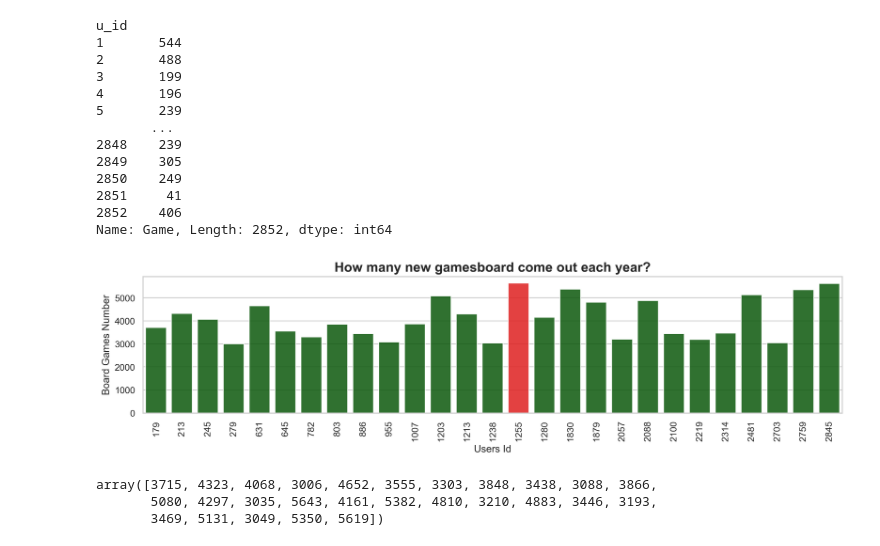
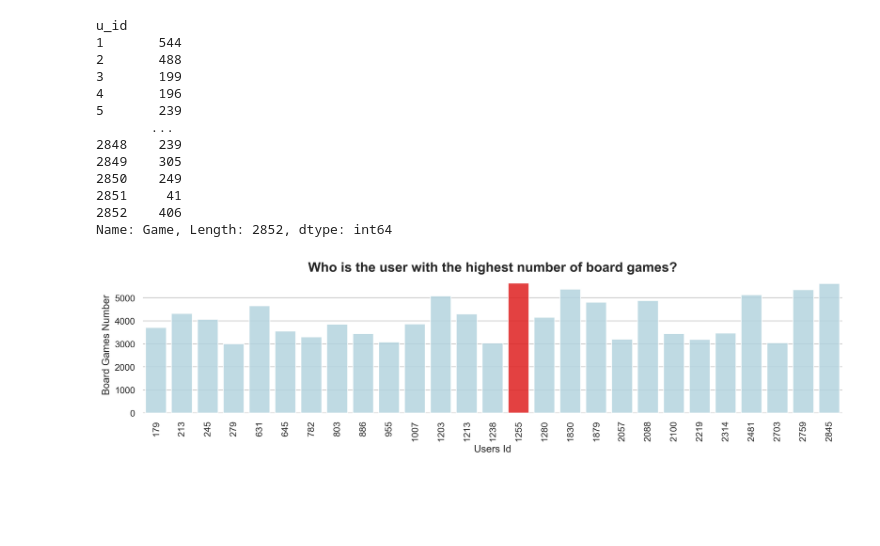
Before and after one commit to LourdesRodriguez/recommender_system, a Jupyter notebook: 2_Data_Understanding.ipynb, the cells around one changed output. Drawn from its saved outputs; the diff is of its cells as text; code cells hidden in the pictures; blank space fills up the shorter version.

```diff
--- a/2_Data_Understanding.ipynb
+++ b/2_Data_Understanding.ipynb
@@ -690,28 +690,21 @@ Name: Game, Length: 2852, dtype: int64
 # %%
 yy= list(user_count[user_count > 3000])
 xy= list(user_count[user_count > 3000].index.values)
 
 fig = plt.figure(figsize=(15,3), dpi=300)
 ax = fig.gca()
 
-#sns.set_style("whitegrid")
-#sns.set_context("notebook", font_scale = 1, rc={'axes.titlesize': 15})
-#values = np.array(yy)
-clrs = ['darkgreen' if (x < max(values)) else 'red' for x in values ]
+sns.set_style("whitegrid")
+sns.set_context("notebook", font_scale = 1, rc={'axes.titlesize': 15})
+values = np.array(yy)
+clrs = ['lightblue' if (x < max(values)) else 'red' for x in values ]
 bar=sns.barplot(x=xy, y=yy, ax=ax, palette=clrs, alpha = 0.85)
-#sns.despine(left=True, bottom=True)
+sns.despine(left=True, bottom=True)
 
 plt.setp(bar.get_xticklabels(), rotation=90)
-bar.set_title('How many new gamesboard come out each year?',fontdict= { 'fontsize': 16, 'fontweight':'bold'})
+bar.set_title('Who is the user with the highest number of board games?',fontdict= { 'fontsize': 16, 'fontweight':'bold'})
 bar.set_xlabel('Users Id',fontsize = 12, )
 bar.set_ylabel('Board Games Number',fontsize = 12 )
 plt.show();
 # %% [output]
-[figure, old version]
+[figure, new version]
-# %%
-values = np.array(yy)
-values
-# %% [output]
-array([3715, 4323, 4068, 3006, 4652, 3555, 3303, 3848, 3438, 3088, 3866,
-       5080, 4297, 3035, 5643, 4161, 5382, 4810, 3210, 4883, 3446, 3193,
-       3469, 5131, 3049, 5350, 5619])
```
Also changed, not shown: parts of 2 cells of this notebook.
